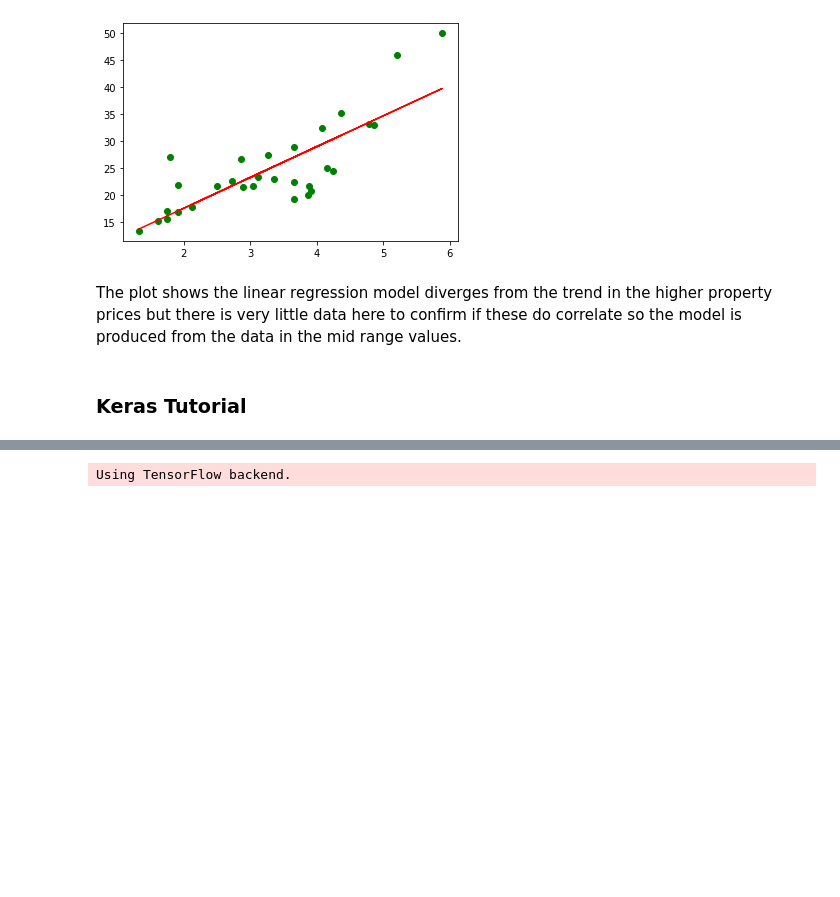
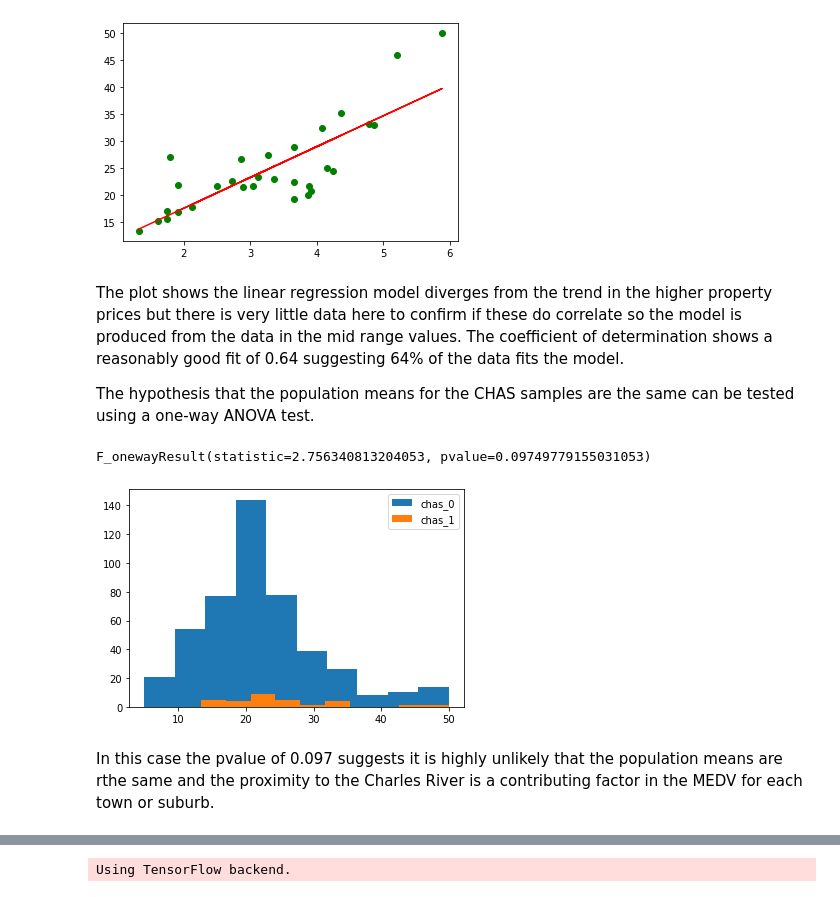
Before and after one commit to tommirrington/MachineLearning-StatisticProject, a Jupyter notebook: MLandStatsProject.ipynb, the cells around one changed output, grey strips where cells are left out. Drawn from its saved outputs; the diff is of its cells as text; code cells hidden in the pictures; blank space fills up the shorter version.

```diff
--- a/MLandStatsProject.ipynb
+++ b/MLandStatsProject.ipynb
@@ -298,6 +295,24 @@ slope: [[5.70394317]]
 [<matplotlib.lines.Line2D at 0x...>]
 [figure]
 # %% [markdown]
-The plot shows the linear regression model diverges from the trend in the higher property prices but there is very little data here to confirm if these do correlate so the model is produced from the data in the mid range values.
+The plot shows the linear regression model diverges from the trend in the higher property prices but there is very little data here to confirm if these do correlate so the model is produced from the data in the mid range values.  The coefficient of determination shows a reasonably good fit of 0.64 suggesting 64% of the data fits the model.
+
+The hypothesis that the population means for the CHAS samples are the same can be tested using a one-way ANOVA test.
-# %% [markdown]
-### Keras Tutorial
+# %%
+# https://docs.scipy.org/doc/scipy-0.14.0/reference/generated/scipy.stats.ttest_1samp.htmlstats
+# https://docs.scipy.org/doc/scipy/reference/generated/scipy.stats.f_oneway.html
+
+stats.f_oneway(chas_1['MEDV'],chas_0['MEDV'])
+# %% [output]
+F_onewayResult(statistic=2.756340813204053, pvalue=0.09749779155031053)
+# %%
+plt.hist(chas_0['MEDV'], label='chas_0')
+plt.hist(chas_1['MEDV'], label='chas_1')
+
+plt.legend()
+
+plt.show()
+# %% [output]
+[figure, added]
+# %% [markdown]
+In this case the pvalue of 0.097 suggests it is highly unlikely that the population means are rthe same and the proximity to the Charles River is a contributing factor in the MEDV for each town or suburb.
```
Also changed, not shown: parts of 61 cells of this notebook.
